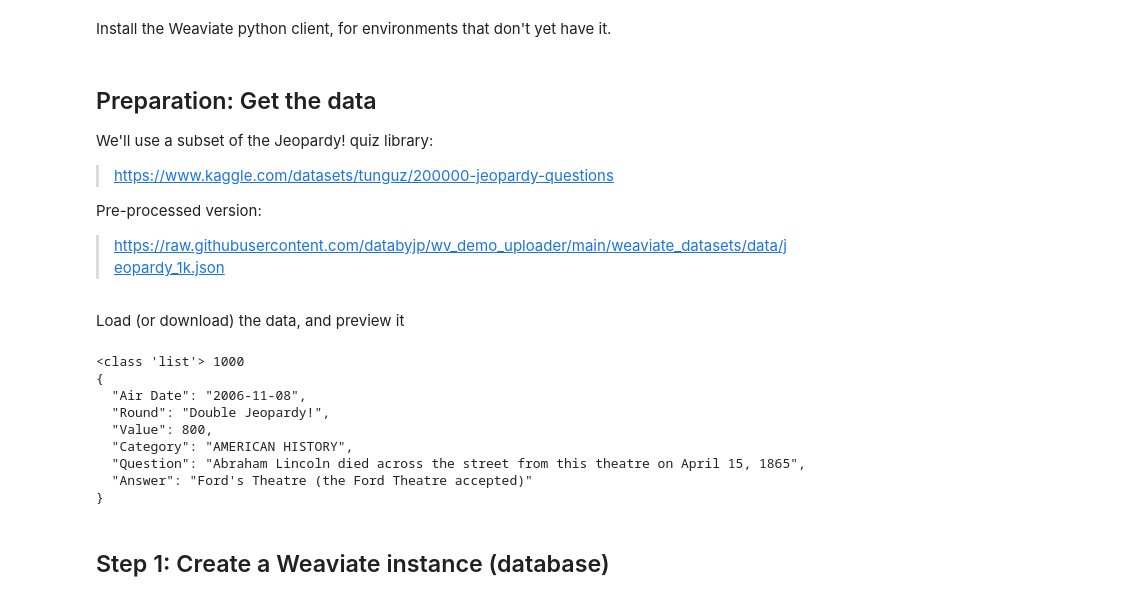
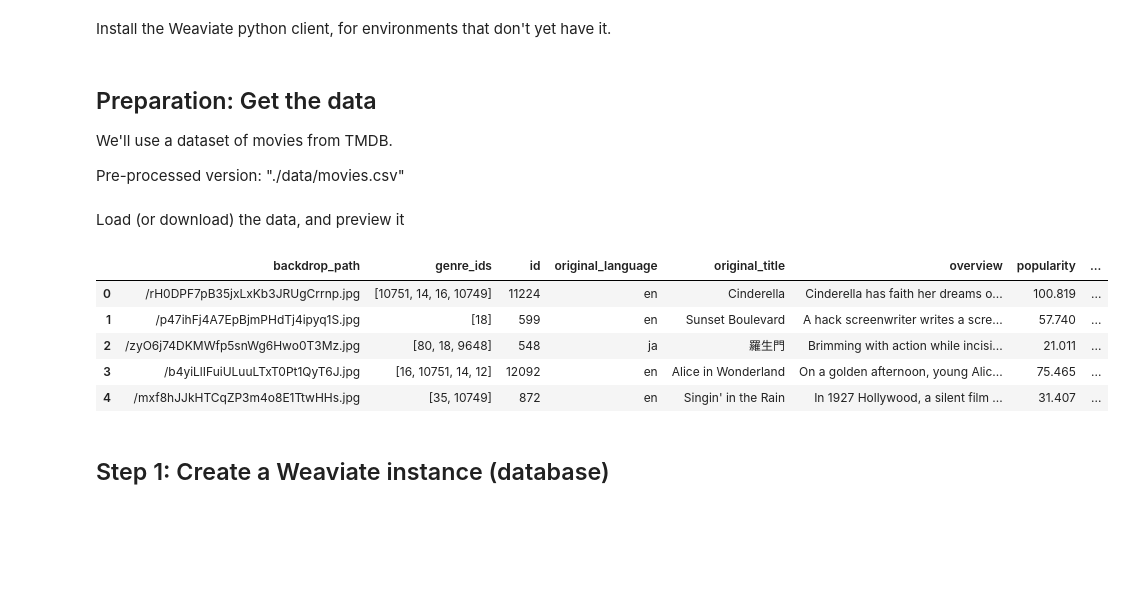
Before and after one commit to weaviate-tutorials/intro-workshop, a Jupyter notebook: workshop.ipynb, the cells around one changed output. Cells and saved outputs as stored; diff of their text form; code cells hidden in the pictures; blank space fills up the shorter version.

Commit message:
Update workshop to use Movies

```diff
--- a/workshop.ipynb
+++ b/workshop.ipynb
@@ -26,35 +26,23 @@ Install the Weaviate python client, for environments that don't yet have it.
 # %% [markdown]
 ## Preparation: Get the data
 
-We'll use a subset of the Jeopardy! quiz library:
-> https://www.kaggle.com/datasets/tunguz/200000-jeopardy-questions
+We'll use a dataset of movies from TMDB.
 
-Pre-processed version:
-> https://raw.githubusercontent.com/databyjp/wv_demo_uploader/main/weaviate_datasets/data/jeopardy_1k.json
+Pre-processed version: "./data/movies.csv"
 # %% [markdown]
 Load (or download) the data, and preview it
 # %%
-import requests
-import json
+import pandas as pd
 
-# Download the data
-response = requests.get('https://raw.githubusercontent.com/databyjp/wv_demo_uploader/main/weaviate_datasets/data/jeopardy_1k.json')
-raw_data = response.text
-
-# Parse the JSON and preview it
-data = json.loads(raw_data)
-print(type(data), len(data))
-print(json.dumps(data[0], indent=2))
+movie_df = pd.read_csv("./data/movies.csv")
+movie_df.head()
 # %% [output]
-<class 'list'> 1000
-{
-  "Air Date": "2006-11-08",
-  "Round": "Double Jeopardy!",
-  "Value": 800,
-  "Category": "AMERICAN HISTORY",
-  "Question": "Abraham Lincoln died across the street from this theatre on April 15, 1865",
-  "Answer": "Ford's Theatre (the Ford Theatre accepted)"
-}
+|  | backdrop_path | genre_ids | id | original_language | original_title | overview | popularity | ... |
+| 0 | /rH0DPF7pB35jxLxKb3JRUgCrrnp.jpg | [10751, 14, 16, 10749] | 11224 | en | Cinderella | Cinderella has faith her dreams o... | 100.819 | ... |
+| 1 | /p47ihFj4A7EpBjmPHdTj4ipyq1S.jpg | [18] | 599 | en | Sunset Boulevard | A hack screenwriter writes a scre... | 57.740 | ... |
+| 2 | /zyO6j74DKMWfp5snWg6Hwo0T3Mz.jpg | [80, 18, 9648] | 548 | ja | 羅生門 | Brimming with action while incisi... | 21.011 | ... |
+| 3 | /b4yiLlIFuiULuuLTxT0Pt1QyT6J.jpg | [16, 10751, 14, 12] | 12092 | en | Alice in Wonderland | On a golden afternoon, young Alic... | 75.465 | ... |
+| 4 | /mxf8hJJkHTCqZP3m4o8E1TtwHHs.jpg | [35, 10749] | 872 | en | Singin' in the Rain | In 1927 Hollywood, a silent film ... | 31.407 | ... |
 # %% [markdown]
 ## Step 1: Create a Weaviate instance (database)
 # %% [markdown]
```
Also changed, not shown: parts of 21 cells of this notebook, 3 other files.
